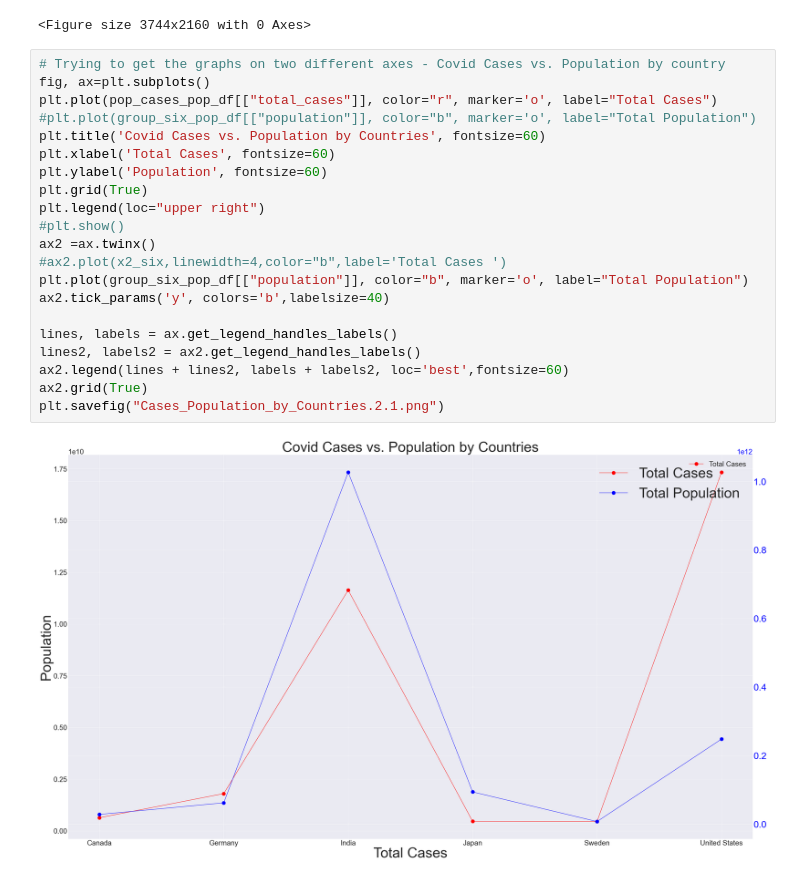
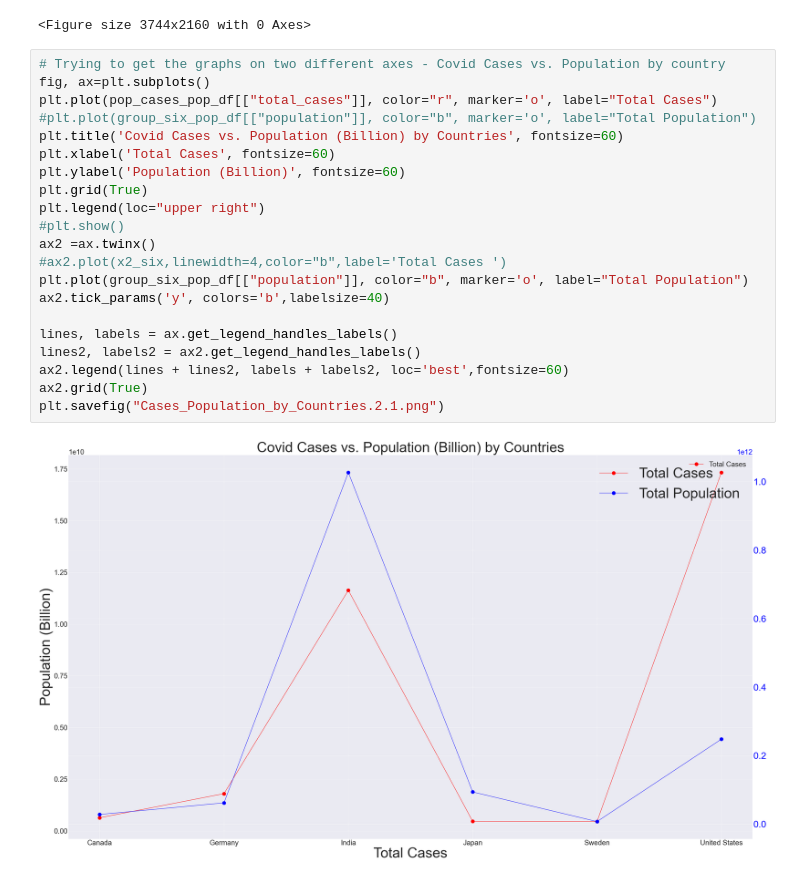
Before and after one commit to ranusuri/Team-A-Project-1, a Jupyter notebook: Setordji_Abotsi/Covid_Data_Analysis.1.ipynb, the cells around one changed output. Saved outputs shown, nothing was run; the diff lists cells and outputs as text.

Commit message:
adding changes to graph

```diff
--- a/Setordji_Abotsi/Covid_Data_Analysis.1.ipynb
+++ b/Setordji_Abotsi/Covid_Data_Analysis.1.ipynb
@@ -446,23 +446,23 @@ plt.savefig("Cases_Population_by_Countries.2.png")
 # %%
 # Trying to get the graphs on two different axes - Covid Cases vs. Population by country
 fig, ax=plt.subplots()
 plt.plot(pop_cases_pop_df[["total_cases"]], color="r", marker='o', label="Total Cases")
 #plt.plot(group_six_pop_df[["population"]], color="b", marker='o', label="Total Population")
-plt.title('Covid Cases vs. Population by Countries', fontsize=60)
+plt.title('Covid Cases vs. Population (Billion) by Countries', fontsize=60)
 plt.xlabel('Total Cases', fontsize=60)
-plt.ylabel('Population', fontsize=60)
+plt.ylabel('Population (Billion)', fontsize=60)
 plt.grid(True)
 plt.legend(loc="upper right")
 #plt.show()
 ax2 =ax.twinx()
 #ax2.plot(x2_six,linewidth=4,color="b",label='Total Cases ')
 plt.plot(group_six_pop_df[["population"]], color="b", marker='o', label="Total Population")
 ax2.tick_params('y', colors='b',labelsize=40)
 
 lines, labels = ax.get_legend_handles_labels()
 lines2, labels2 = ax2.get_legend_handles_labels()
 ax2.legend(lines + lines2, labels + labels2, loc='best',fontsize=60)
 ax2.grid(True)
 plt.savefig("Cases_Population_by_Countries.2.1.png")
 # %% [output]
-[figure, old version]
+[figure, new version]
```
Also changed, not shown: parts of 1 cell of this notebook, 7 other files.
